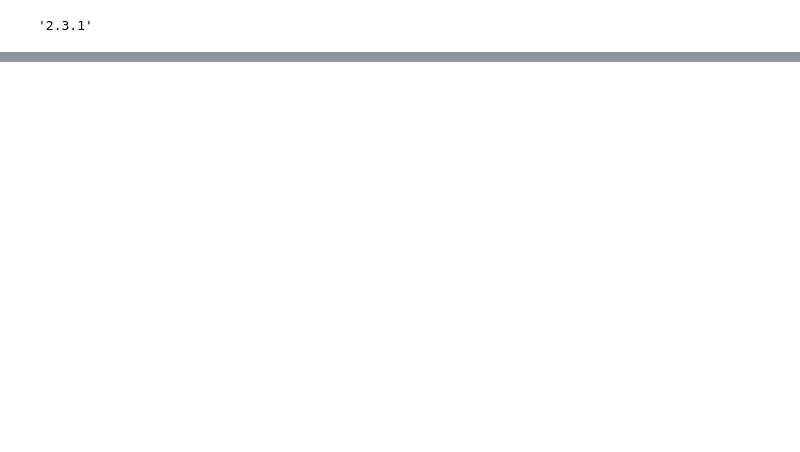
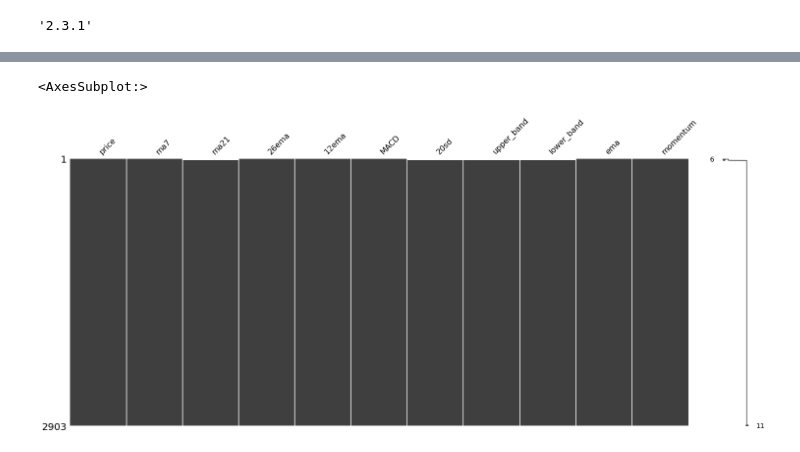
Before and after one commit to jirvingphd/capstone-project-using-trumps-tweets-to-predict-stock-market, a Jupyter notebook: stock_time_series_keras.ipynb, the cells around one changed output, grey strips where cells are left out. Cells and saved outputs as stored; diff of their text form; code cells hidden in the pictures; blank space fills up the shorter version.

```diff
--- a/stock_time_series_keras.ipynb
+++ b/stock_time_series_keras.ipynb
@@ -315,0 +263,37 @@ y_hat_test = model1.predict(test_gen)
+# %%
+import pandas as pd
+import numpy as np
+
+def get_technical_indicators(df, make_price_from='BidClose',n_samples_day=1):
+    """Calculates technical indicators for stock data"""
+    dataset = pd.DataFrame()
+    dataset['price'] =df[make_price_from].copy()
+    days = n_samples_day
+
+    # Create 7 and 21 days Moving Average
+    dataset['ma7'] = dataset['price'].rolling(window=7*days).mean()
+    dataset['ma21'] = dataset['price'].rolling(window=21*days).mean()
+
+    # Create MACD
+    dataset['26ema'] = dataset['price'].ewm(span=26*days).mean()
+#     dataset['12ema'] = pd.ewma(dataset['price'], span=12)
+    dataset['12ema'] = dataset['price'].ewm(span=12*days).mean()
+
+    dataset['MACD'] = (dataset['12ema']-dataset['26ema'])
+
+    # Create Bollinger Bands
+#     dataset['20sd'] = pd.stats.moments.rolling_std(dataset['price'],20)
+    dataset['20sd'] = dataset['price'].rolling(20*days).std()
+    dataset['upper_band'] = dataset['ma21'] + (dataset['20sd']*2)
+    dataset['lower_band'] = dataset['ma21'] - (dataset['20sd']*2)
+
+    # Create Exponential moving average
+    dataset['ema'] = dataset['price'].ewm(com=0.5).mean()
+
+    # Create Momentum
+    dataset['momentum'] = dataset['price']-days*1
+
+    return dataset
+# %%
+stocks_df =get_technical_indicators(stocks_B)
+stocks_df#
@@ -315,0 +341,6 @@ y_hat_test = model1.predict(test_gen)
+# %%
+import missingno as ms
+ms.matrix(stocks_df)
+# %% [output]
+<AxesSubplot:>
+[figure, added]
```
Also changed, not shown: parts of 69 cells of this notebook, 2 other files.
